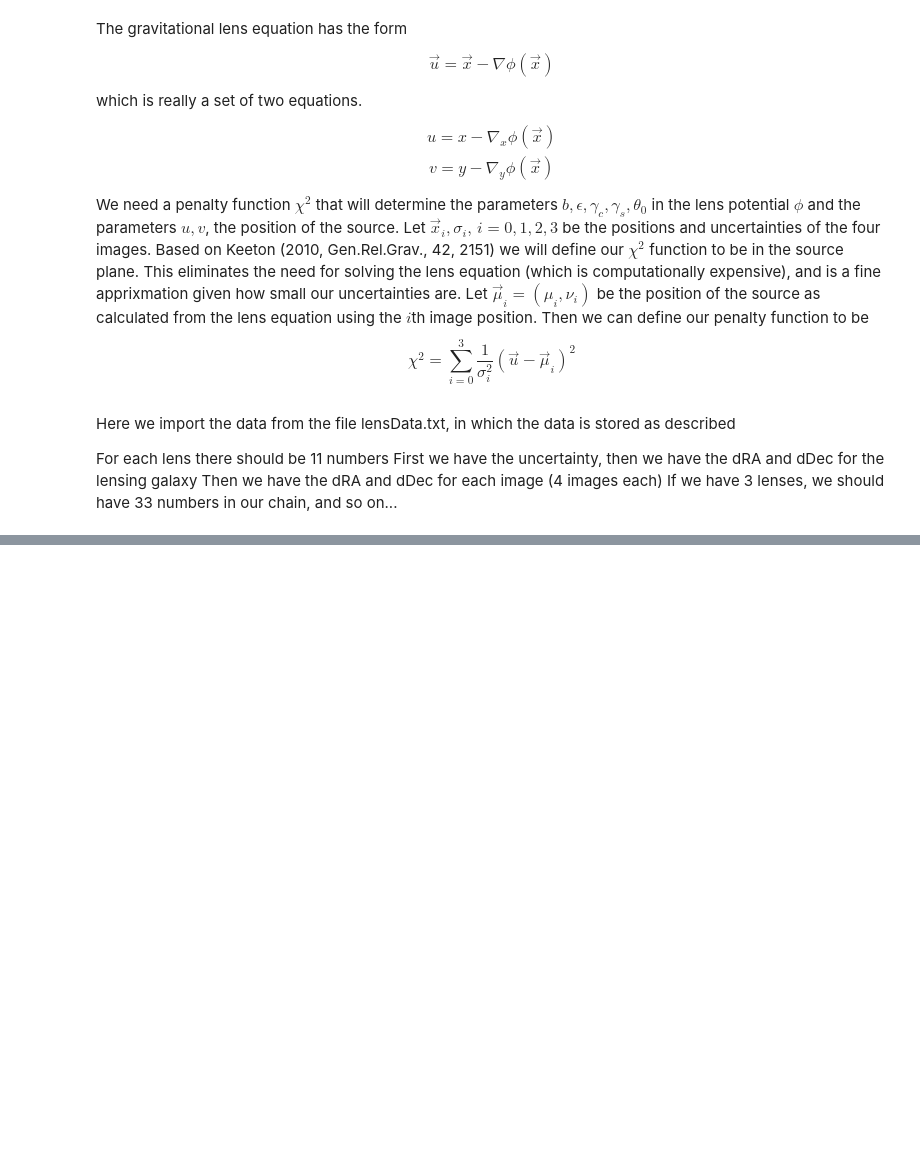
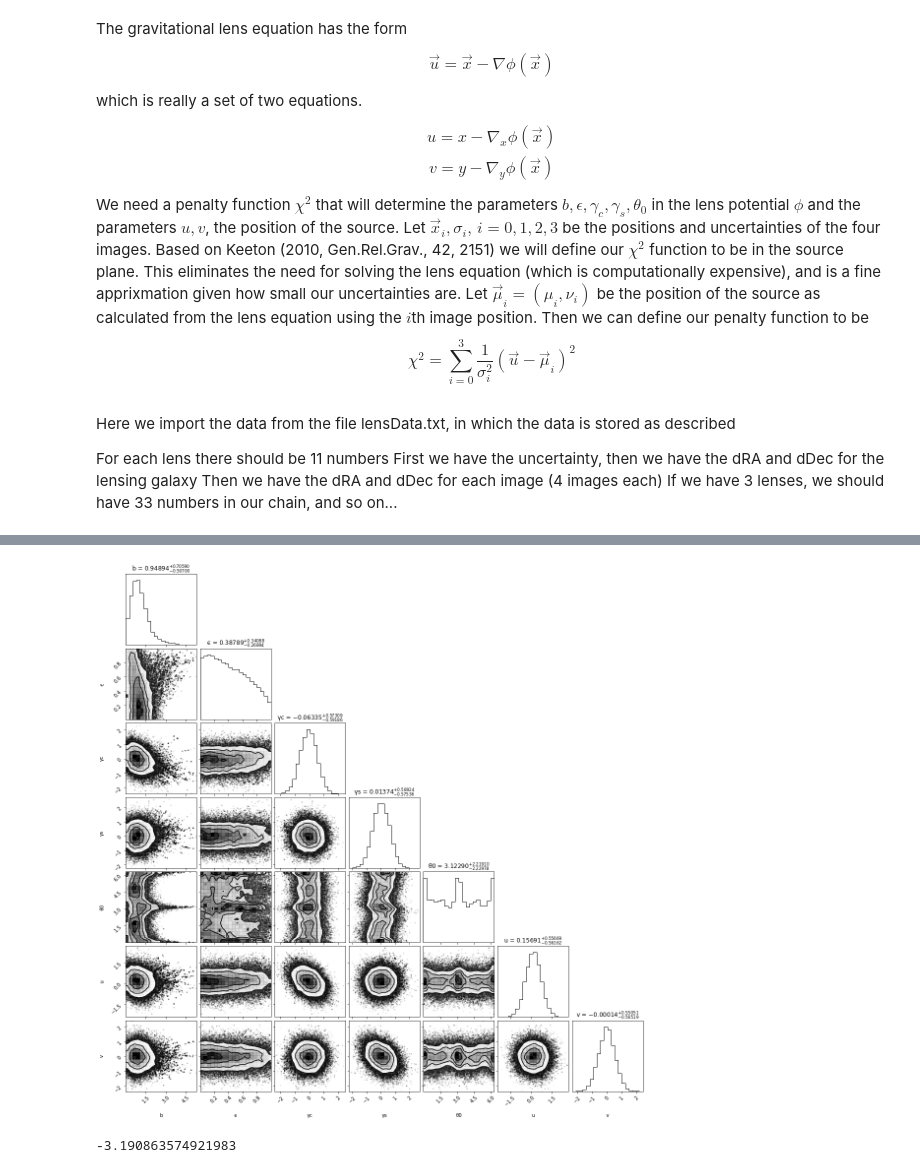
Before and after one commit to niharprabhala/Strong-Gravitation-Lensing, a Jupyter notebook: Main.ipynb, the cells around one changed output, grey strips where cells are left out. Saved outputs shown, nothing was run; the diff lists cells and outputs as text; code cells hidden in the pictures; blank space fills up the shorter version.

```diff
--- a/Main.ipynb
+++ b/Main.ipynb
@@ -76,9 +76,9 @@ def calcsource(params, rtheta): # calculates the source given the ϕ-params and
 def lnprob(params, rthetasigma): # our χ^2 function
     b, eps, gc, gs, theta0, u, v = params
     r, theta, sigma = rthetasigma
-    if b<0 or not 0<eps<1 or not 0<theta0<2*np.pi: return -np.inf
+    if b<0 or not 0<=eps<1 or not 0<=theta0<2*np.pi: return -np.inf
     chi2 = 0
-    for i in range(4):
+    for i in range(len(r)):
         mu, nu = calcsource(params, (r[i], theta[i]))
         chi2 += ((u - mu)**2 + (v - nu)**2) / sigma[i]**2
     return -chi2 / 2
@@ -141,9 +146,9 @@ while (i<numLenses):
 # %%
-def mcmc_model(data):
+def mcmc_model(data, nwalk=20, nburn=100000, nmain=500000):
     ndim = 7
-    nwalk = 20
-    nburn = 20000
-    nmain = 100000
+#     nwalk = 20
+#     nburn = 100000
+#     nmain = 500000
 
     # might be better to use this segment if we have a better idea of what the low and high values might be for each parameter
     # generate random starting points
@@ -153,7 +158,7 @@ def mcmc_model(data):
         p0[iwalk,1] = np.random.uniform()
         p0[iwalk,2] = np.random.uniform()
         p0[iwalk,3] = np.random.uniform()
-        p0[iwalk,4] = np.random.uniform(low=-np.pi, high=np.pi)
+        p0[iwalk,4] = np.random.uniform(low=0, high=2*np.pi)
         p0[iwalk,5] = np.random.uniform(low=-0.1, high=0.1)
         p0[iwalk,6] = np.random.uniform(low=-0.1, high=0.1)
 
@@ -165,9 +170,11 @@ def mcmc_model(data):
     sampler = emcee.EnsembleSampler(nwalk,ndim,lnprob, args=(data,))
 
     # burn-in run
-    pos,prob,state = sampler.run_mcmc(p0,nburn)
+#     pos,prob,state = sampler.run_mcmc(p0,nburn)
 
-    sampler.reset()
+#     sampler.reset()
+
+    pos = p0
 
     # main run
     res = sampler.run_mcmc(pos,nmain)
@@ -208,0 +240,8 @@ plot_model(data = newData[0][0:2].T, samples=samples)
+# %%
+# creating rthetasigma
+imgxy = np.array([[-7.728e-01,+2.924e-04], [+1.045e+00,+1.135e-05], [+7.500e-01,+8.199e-01], [+7.500e-01,-8.199e-01]])
+print(imgxy)
+imgrth = np.array(cart2pol(imgxy[:,0], imgxy[:,1]))
+print(imgrth)
+imgrthsgm = np.concatenate((imgrth, [np.ones(4)]))
+print(imgrthsgm)
@@ -208,0 +258,11 @@ plot_model(data = newData[0][0:2].T, samples=samples)
+# %%
+try: samples = mcmc_model(imgrthsgm, nburn=5000, nmain=10000)
+except: samples = mcmc_model(imgrthsgm, nburn=5000, nmain=10000)
+fig = corner.corner(samples,show_titles=True,labels=('b','ϵ','γc','γs','θ0','u','v'), title_fmt='.5f')
+fig.show()
+# %% [output]
+[figure, added]
+# %%
+lnprob(samples[-1,:], imgrthsgm)
+# %% [output]
+-3.190863574921983
```
Also changed, not shown: parts of 9 cells of this notebook, 2 other files.
